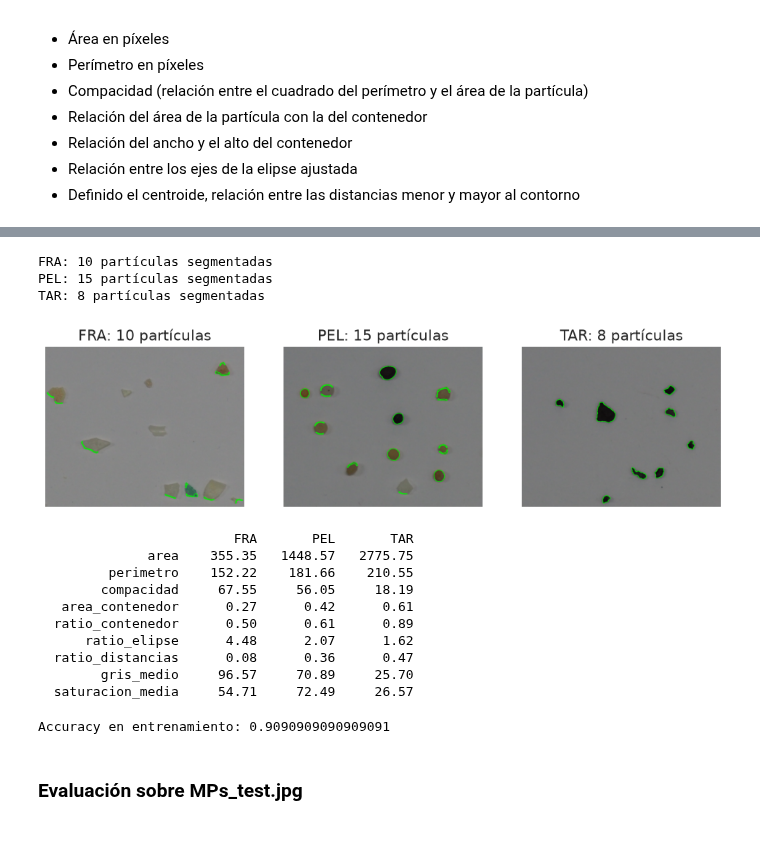
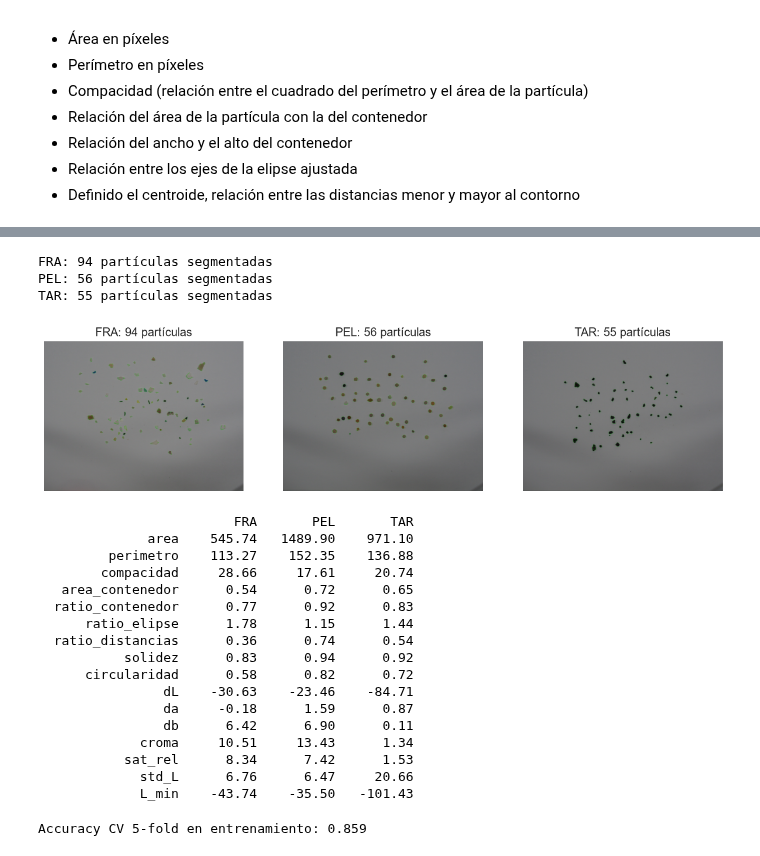
Before and after one commit to Pegasos2005/VC, a Jupyter notebook: P3/VC_P3_resuelto.ipynb, the cells around one changed output, grey strips where cells are left out. Drawn from its saved outputs; the diff is of its cells as text; code cells hidden in the pictures.

```diff
--- a/P3/VC_P3_resuelto.ipynb
+++ b/P3/VC_P3_resuelto.ipynb
@@ -425,65 +468,67 @@ def emparejar(contornos, anotaciones):
 # %%
-# Cargamos las tres imágenes de entrenamiento y extraemos características de cada partícula
-imagenes_train = {'FRA': 'FRA.png', 'PEL': 'PEL.png', 'TAR': 'TAR.png'}
+imagenes_train = {'FRA': 'fragment-03-olympus-10-01-2020.JPG',
+                  'PEL': 'pellet-03-olympus-10-01-2020.JPG',
+                  'TAR': 'tar-03-olympus-10-01-2020.JPG'}
 
 X_train, y_train = [], []
-plt.figure(figsize=(12, 4))
+plt.figure(figsize=(15, 4))
 for i, clase in enumerate(CLASES):
     img_c = cv2.imread(imagenes_train[clase])
     if img_c is None:
         raise FileNotFoundError(f"No se encuentra {imagenes_train[clase]}")
-    contornos_c, X_c, binaria_c = caracteristicas_imagen(img_c)
+    contornos_c, X_c, binaria_c, img_esc = caracteristicas_imagen(img_c, ESCALA_TRAIN)
     print(f'{clase}: {len(contornos_c)} partículas segmentadas')
     X_train.extend(X_c)
     y_train.extend([clase] * len(X_c))
 
-    # Comprobación visual de la segmentación
-    vis = img_c.copy()
-    cv2.drawContours(vis, contornos_c, -1, (0, 255, 0), 2)
+    vis = img_esc.copy()
+    cv2.drawContours(vis, contornos_c, -1, (0, 255, 0), 1)
     plt.subplot(1, 3, i + 1)
     plt.axis("off")
     plt.imshow(cv2.cvtColor(vis, cv2.COLOR_BGR2RGB))
     plt.title(f'{clase}: {len(contornos_c)} partículas')
 plt.show()
 
 X_train = np.array(X_train)
 y_train = np.array(y_train)
 
-# Resumen: media de cada característica por clase (para ver qué distingue a unas de otras)
 print()
 print(f'{"":>18}' + ''.join(f'{c:>10}' for c in CLASES))
-for nombre in NOMBRES_CARACT:
-    j = NOMBRES_CARACT.index(nombre)
+for j, nombre in enumerate(NOMBRES_CARACT):
     medias = [X_train[y_train == c, j].mean() for c in CLASES]
     print(f'{nombre:>18}' + ''.join(f'{m:>10.2f}' for m in medias))
 # %% [output]
-FRA: 10 partículas segmentadas
-PEL: 15 partículas segmentadas
-TAR: 8 partículas segmentadas
+FRA: 94 partículas segmentadas
+PEL: 56 partículas segmentadas
+TAR: 55 partículas segmentadas
-[figure, old version]
+[figure, new version]
                          FRA       PEL       TAR
-              area    355.35   1448.57   2775.75
-         perimetro    152.22    181.66    210.55
-        compacidad     67.55     56.05     18.19
-   area_contenedor      0.27      0.42      0.61
-  ratio_contenedor      0.50      0.61      0.89
-      ratio_elipse      4.48      2.07      1.62
-  ratio_distancias      0.08      0.36      0.47
-        gris_medio     96.57     70.89     25.70
-  saturacion_media     54.71     72.49     26.57
+              area    545.74   1489.90    971.10
+         perimetro    113.27    152.35    136.88
+        compacidad     28.66     17.61     20.74
+   area_contenedor      0.54      0.72      0.65
+  ratio_contenedor      0.77      0.92      0.83
+      ratio_elipse      1.78      1.15      1.44
+  ratio_distancias      0.36      0.74      0.54
+           solidez      0.83      0.94      0.92
+      circularidad      0.58      0.82      0.72
+                dL    -30.63    -23.46    -84.71
+                da     -0.18      1.59      0.87
+                db      6.42      6.90      0.11
+             croma     10.51     13.43      1.34
+           sat_rel      8.34      7.42      1.53
+             std_L      6.76      6.47     20.66
+             L_min    -43.74    -35.50   -101.43
 # %%
-# Normalizamos (media 0, desviación 1) para que ninguna característica pese más por su escala
 escalador = StandardScaler()
 X_train_n = escalador.fit_transform(X_train[:, IDX_USADAS])
 
-# K vecinos más cercanos (k=3, o menos si hay pocas muestras)
-k = min(3, len(X_train_n))
-clasificador = KNeighborsClassifier(n_neighbors=k)
+clasificador = KNeighborsClassifier(n_neighbors=5)
 clasificador.fit(X_train_n, y_train)
 
-# Precisión sobre el propio entrenamiento (solo orientativa, NO es la métrica final)
-print('Accuracy en entrenamiento:', clasificador.score(X_train_n, y_train))
+# Orientativo (validación cruzada sobre el propio entrenamiento, NO es la métrica final)
+from sklearn.model_selection import cross_val_score
+print('Accuracy CV 5-fold en entrenamiento:',
+      cross_val_score(KNeighborsClassifier(n_neighbors=5), X_train_n, y_train, cv=5).mean().round(3))
 # %% [output]
-Accuracy en entrenamiento: 0.9090909090909091
+Accuracy CV 5-fold en entrenamiento: 0.859
-# %% [markdown]
-### Evaluación sobre MPs_test.jpg
```
Also changed, not shown: parts of 15 cells of this notebook, 7 other files.
